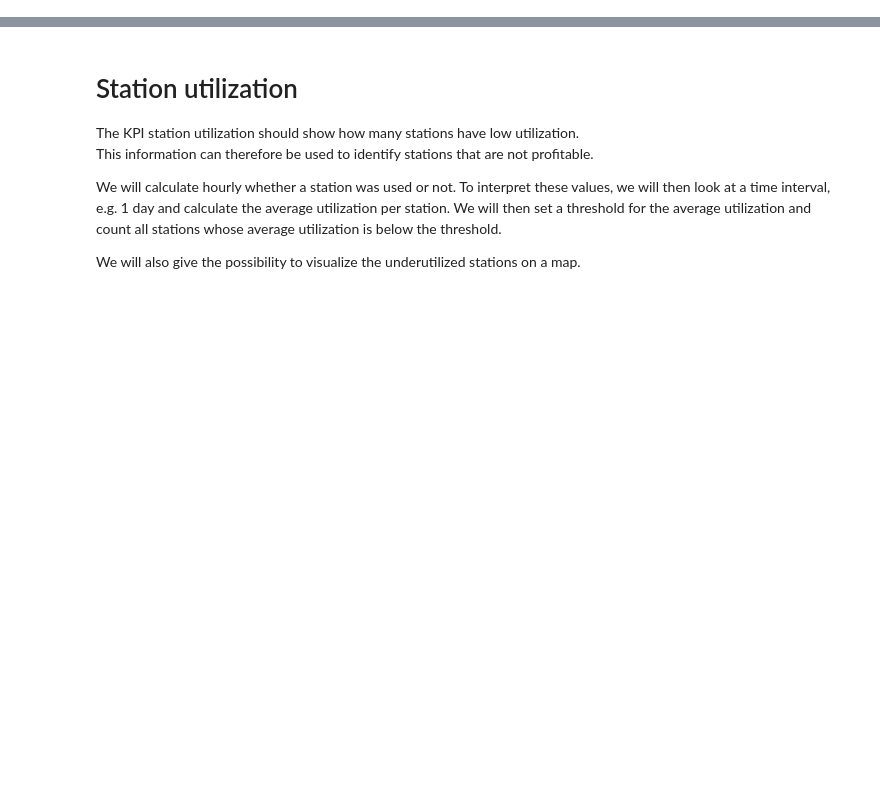
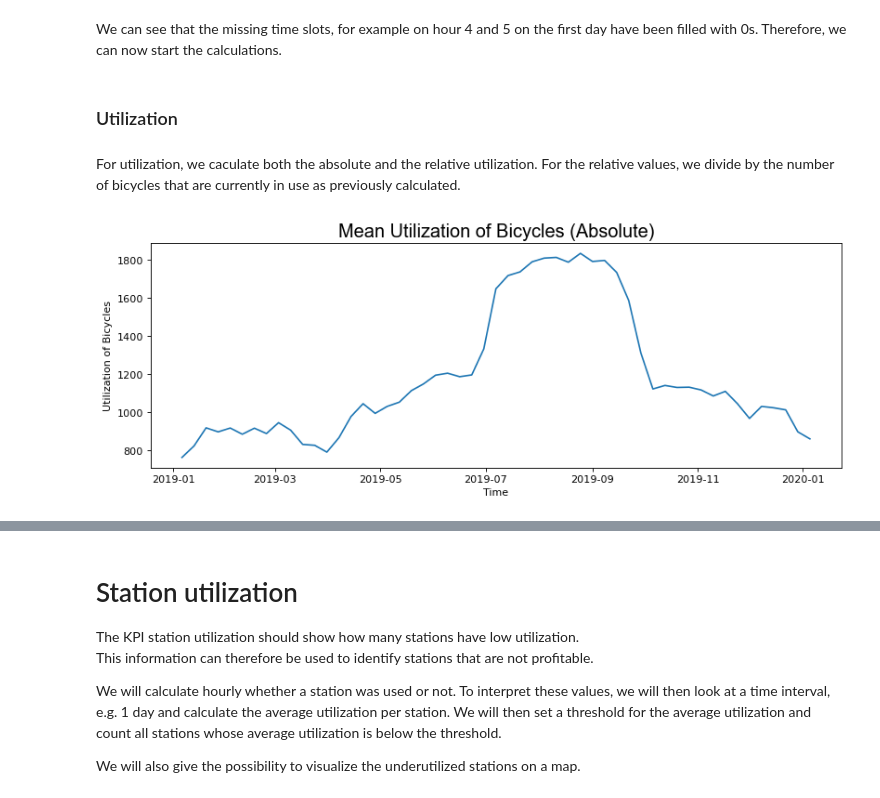
Before and after one commit to katekuian/aa_2021_magma, a Jupyter notebook: 02_descriptive_analytics/02_kpi_calculation.ipynb, the cells around one changed output, grey strips where cells are left out. Saved outputs shown, nothing was run; the diff lists cells and outputs as text; code cells hidden in the pictures; blank space fills up the shorter version.

```diff
--- a/02_descriptive_analytics/03_1_station_utilization.ipynb
+++ b/02_descriptive_analytics/02_kpi_calculation.ipynb
@@ -5,0 +8,4 @@ import matplotlib.pyplot as plt
+# %%
+trips = pd.read_pickle('../00_data/trips.pkl')
+trips_hourly = pd.read_pickle('../00_data/trips_hourly.pkl')
+trips_hourly_engineered = pd.read_pickle('../00_data/trips_hourly_engineered.pkl')
@@ -5,0 +39,7 @@ import matplotlib.pyplot as plt
+# %%
+# create new datetime index based on specified range
+index_complete = pd.date_range(start='2019-01-01 01:00:00', end='2019-12-31 23:00:00', freq="H")
+
+# create rows with missing intervals and fill missing data
+trips_hourly_engineered = trips_hourly_engineered.reindex(index_complete, fill_value=np.nan).fillna(0)
+trips_hourly_engineered.head(20)
@@ -5,0 +64,22 @@ import matplotlib.pyplot as plt
+# %% [markdown]
+We can see that the missing time slots, for example on hour 4 and 5 on the first day have been filled with 0s. Therefore, we can now start the calculations.
+# %% [markdown]
+### Utilization
+# %% [markdown]
+For utilization, we caculate both the absolute and the relative utilization. For the relative values, we divide by the number of bicycles that are currently in use as previously calculated.
+# %%
+#caculate hourly utilization
+trips_hourly_engineered["utilization_absolute"]  = trips_hourly_engineered["in_service_bikes_rolling"]- trips_hourly_engineered["ongoing_trips_prev"]- trips_hourly_engineered["starting_trips"]
+trips_hourly_engineered["utilization_percentage"] = trips_hourly_engineered["utilization_absolute"] / trips_hourly_engineered["in_service_bikes_rolling"]
+# %%
+#plot absolute utilization
+fig,ax = plt.subplots(figsize=(12,4), dpi= 80)
+
+ax.plot(trips_hourly_engineered["utilization_absolute"].resample("w").mean())
+ax.set_title("Mean Utilization of Bicycles (Absolute)", fontsize=18, fontname="Arial")
+ax.set_xlabel("Time")
+ax.set_ylabel("Utilization of Bicycles")
+plt.show()
+#ax.figure.savefig("Util_Abs.png")
+# %% [output]
+[figure, added]
```
Also changed, not shown: parts of 32 cells of this notebook, 2 other files.
